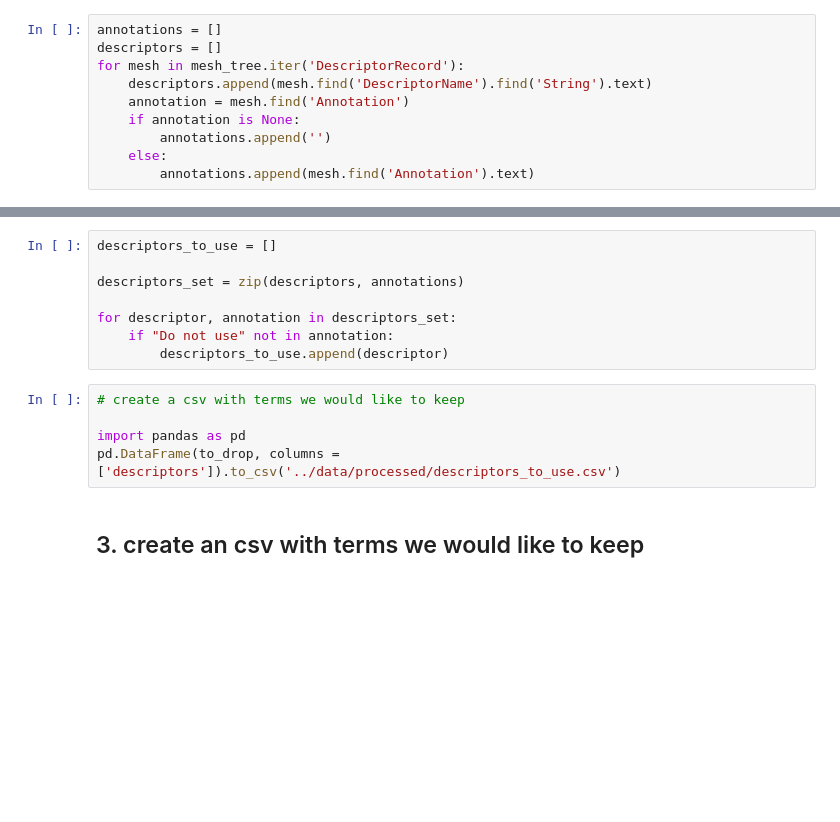
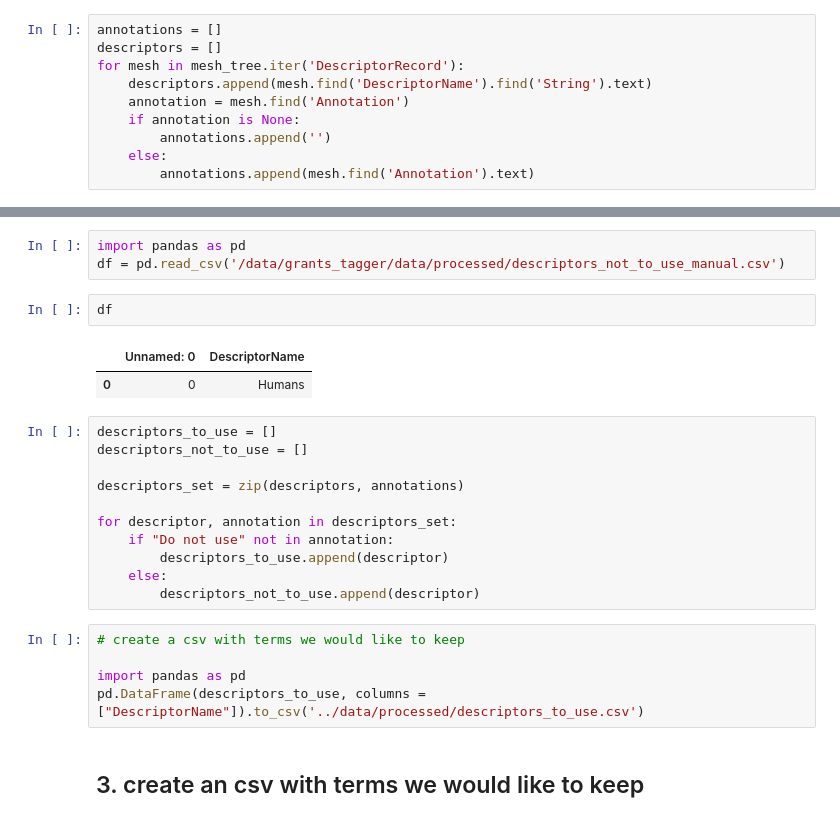
Before and after one commit to wellcometrust/grants_tagger, a Jupyter notebook: notebooks/3.Retraining-Wellcome-MeSH-only.ipynb, the cells around one changed output, grey strips where cells are left out. Drawn from its saved outputs; the diff is of its cells as text; blank space fills up the shorter version.

```diff
--- a/notebooks/3.Retraining-Wellcome-MeSH-only.ipynb
+++ b/notebooks/3.Retraining-Wellcome-MeSH-only.ipynb
@@ -109,16 +129,27 @@ for mesh in mesh_tree.iter('DescriptorRecord'):
+# %%
+import pandas as pd
+df = pd.read_csv('/data/grants_tagger/data/processed/descriptors_not_to_use_manual.csv')
+# %%
+df
+# %% [output]
+|  | Unnamed: 0 | DescriptorName |
+| 0 | 0 | Humans |
 # %%
 descriptors_to_use = []
+descriptors_not_to_use = []
 
 descriptors_set = zip(descriptors, annotations)
 
 for descriptor, annotation in descriptors_set:
     if "Do not use" not in annotation:
         descriptors_to_use.append(descriptor)
+    else:
+        descriptors_not_to_use.append(descriptor)
 # %%
 # create a csv with terms we would like to keep
 
 import pandas as pd
-pd.DataFrame(to_drop, columns = ['descriptors']).to_csv('../data/processed/descriptors_to_use.csv')
+pd.DataFrame(descriptors_to_use, columns = ["DescriptorName"]).to_csv('../data/processed/descriptors_to_use.csv')
 # %% [markdown]
 ## 3. create an csv with terms we would like to keep
 # %%
```
Also changed, not shown: parts of 1 cell of this notebook, 8 other files.
